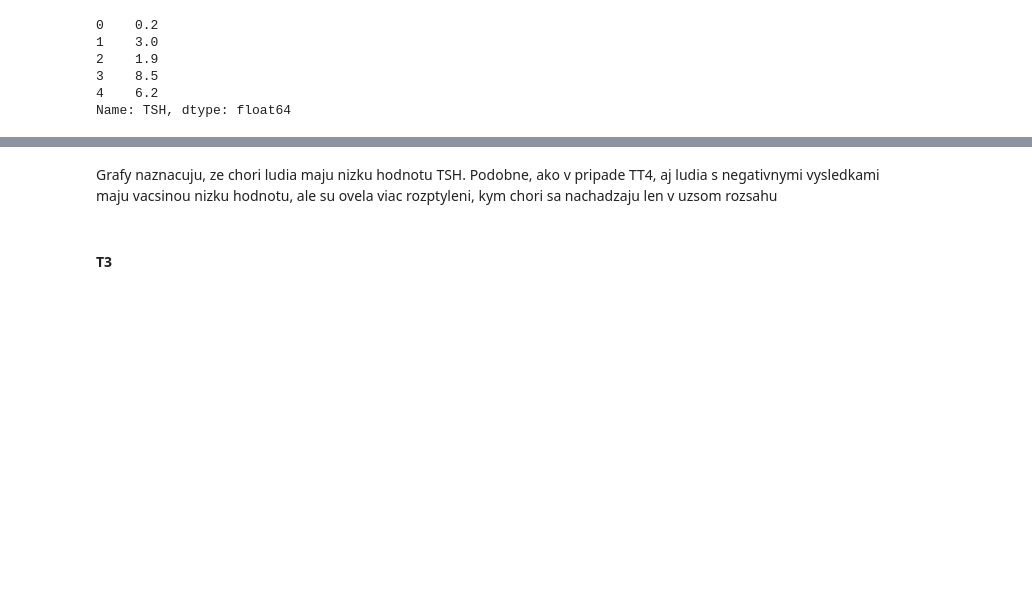
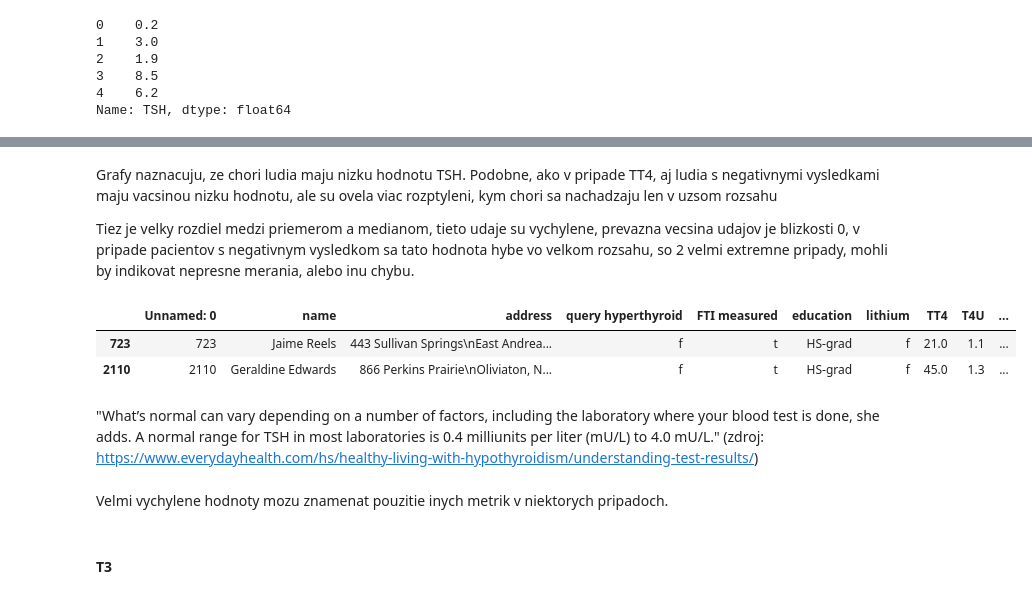
Before and after one commit to Pomichal/pr1_IAU, a Jupyter notebook: Projekt1.ipynb, the cells around one changed output, grey strips where cells are left out. Drawn from its saved outputs; the diff is of its cells as text; code cells hidden in the pictures; blank space fills up the shorter version.

```diff
--- a/Projekt1.ipynb
+++ b/Projekt1.ipynb
@@ -397,6 +411,18 @@ Name: TSH, dtype: float64
 [figure]
 # %% [markdown]
 Grafy naznacuju, ze chori ludia maju nizku hodnotu TSH. Podobne, ako v pripade TT4, aj ludia s negativnymi vysledkami maju vacsinou nizku hodnotu, ale su ovela viac rozptyleni, kym chori sa nachadzaju len v uzsom rozsahu
+
+Tiez je velky rozdiel medzi priemerom a medianom, tieto udaje su vychylene, prevazna vecsina udajov je blizkosti 0, v pripade pacientov s negativnym vysledkom sa tato hodnota hybe vo velkom rozsahu, so 2 velmi extremne pripady, mohli by indikovat nepresne merania, alebo inu chybu.
+# %%
+other_train[other_train.TSH > 400]
+# %% [output]
+|  | Unnamed: 0 | name | address | query hyperthyroid | FTI measured | education | lithium | TT4 | T4U | ... |
+| 723 | 723 | Jaime Reels | 443 Sullivan Springs\nEast Andrea... | f | t | HS-grad | f | 21.0 | 1.1 | ... |
+| 2110 | 2110 | Geraldine Edwards | 866 Perkins Prairie\nOliviaton, N... | f | t | HS-grad | f | 45.0 | 1.3 | ... |
+# %% [markdown]
+"What’s normal can vary depending on a number of factors, including the laboratory where your blood test is done, she adds. A normal range for TSH in most laboratories is 0.4 milliunits per liter (mU/L) to 4.0 mU/L." (zdroj: [https://www.everydayhealth.com/hs/healthy-living-with-hypothyroidism/understanding-test-results/](https://www.everydayhealth.com/hs/healthy-living-with-hypothyroidism/understanding-test-results/))
+# %% [markdown]
+Velmi vychylene hodnoty mozu znamenat pouzitie inych metrik v niektorych pripadoch.
 # %% [markdown]
 #### T3
 # %%
```
Also changed, not shown: parts of 11 cells of this notebook.
